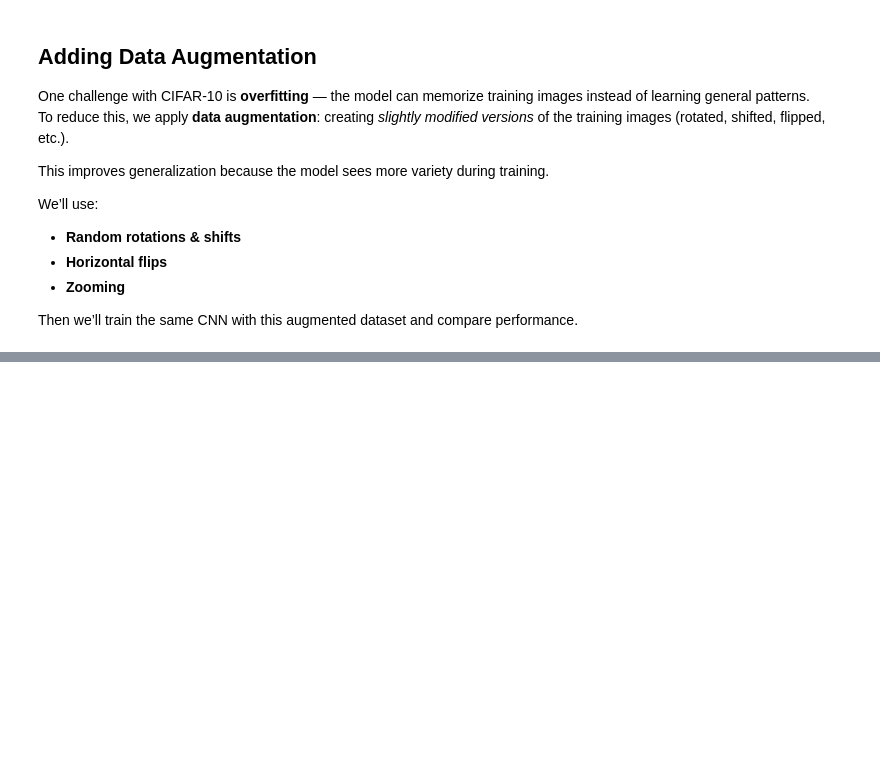
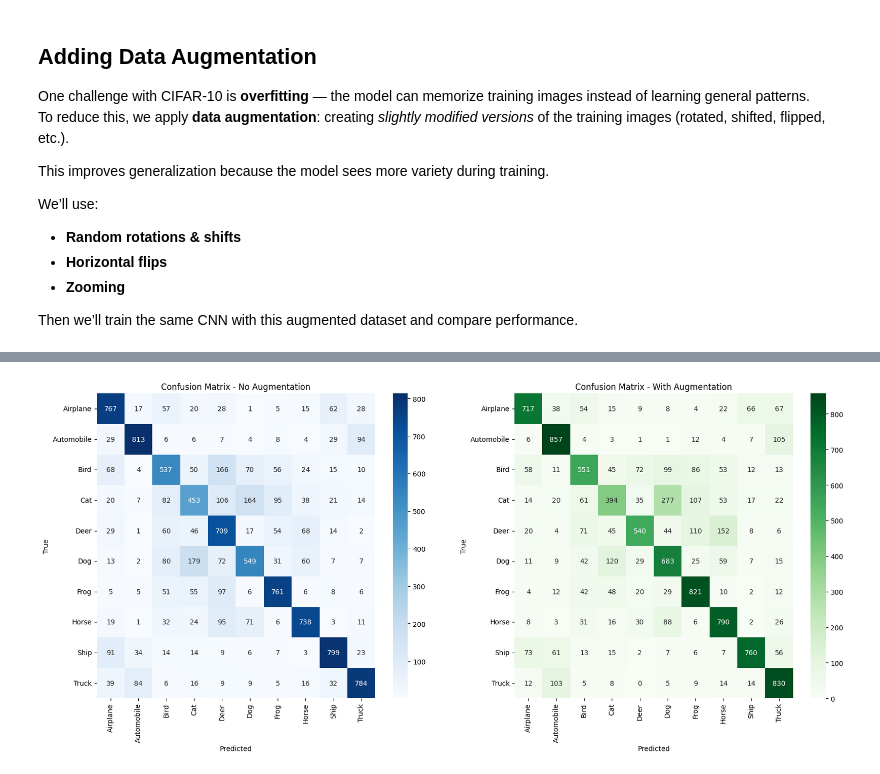
Before and after one commit to Ersatz-xD/ml-supervised, a Jupyter notebook: neural-networks/cifar10-classifier.ipynb, the cells around one changed output, grey strips where cells are left out. Saved outputs shown, nothing was run; the diff lists cells and outputs as text; code cells hidden in the pictures; blank space fills up the shorter version.

Commit message:
completed both models with conclusion

```diff
--- a/neural-networks/cifar10-classifier.ipynb
+++ b/neural-networks/cifar10-classifier.ipynb
@@ -399,0 +494,11 @@ Then we’ll train the same CNN with this augmented dataset and compare performa
+# %%
+loss_no_aug, acc_no_aug = model.evaluate(x_test, y_test_cat, verbose=0)
+loss_aug, acc_aug = model_aug.evaluate(x_test, y_test_cat, verbose=0)
+
+print(f"Original (No Aug) Test Accuracy: {acc_no_aug:.4f}")
+print(f"Augmented Model Test Accuracy: {acc_aug:.4f}")
+
+
+y_pred_no_aug = model.predict(x_test).argmax(axis=1)
+y_pred_aug = model_aug.predict(x_test).argmax(axis=1)
+y_true = y_test.flatten()
@@ -399,0 +510,26 @@ Then we’ll train the same CNN with this augmented dataset and compare performa
+# %%
+
+cm_no_aug = confusion_matrix(y_true, y_pred_no_aug)
+cm_aug = confusion_matrix(y_true, y_pred_aug)
+
+plt.figure(figsize=(20,8))
+
+# No Aug CM
+plt.subplot(1,2,1)
+sns.heatmap(cm_no_aug, annot=True, fmt="d", cmap="Blues",
+            xticklabels=class_names, yticklabels=class_names)
+plt.title("Confusion Matrix - No Augmentation")
+plt.xlabel("Predicted")
+plt.ylabel("True")
+
+# Augmented CM
+plt.subplot(1,2,2)
+sns.heatmap(cm_aug, annot=True, fmt="d", cmap="Greens",
+            xticklabels=class_names, yticklabels=class_names)
+plt.title("Confusion Matrix - With Augmentation")
+plt.xlabel("Predicted")
+plt.ylabel("True")
+
+plt.show()
+# %% [output]
+[figure, added]
```
Also changed, not shown: parts of 15 cells of this notebook.
